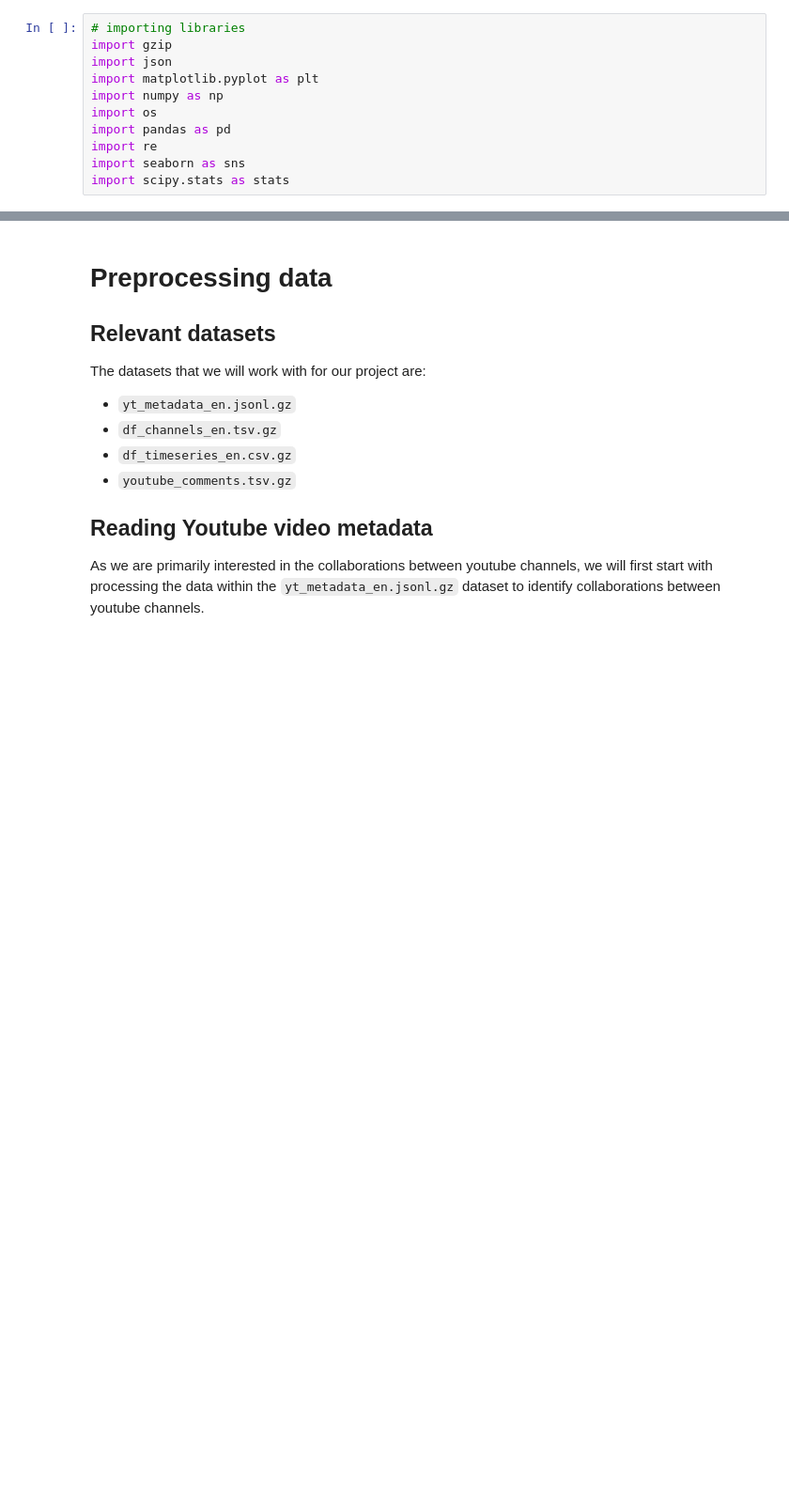
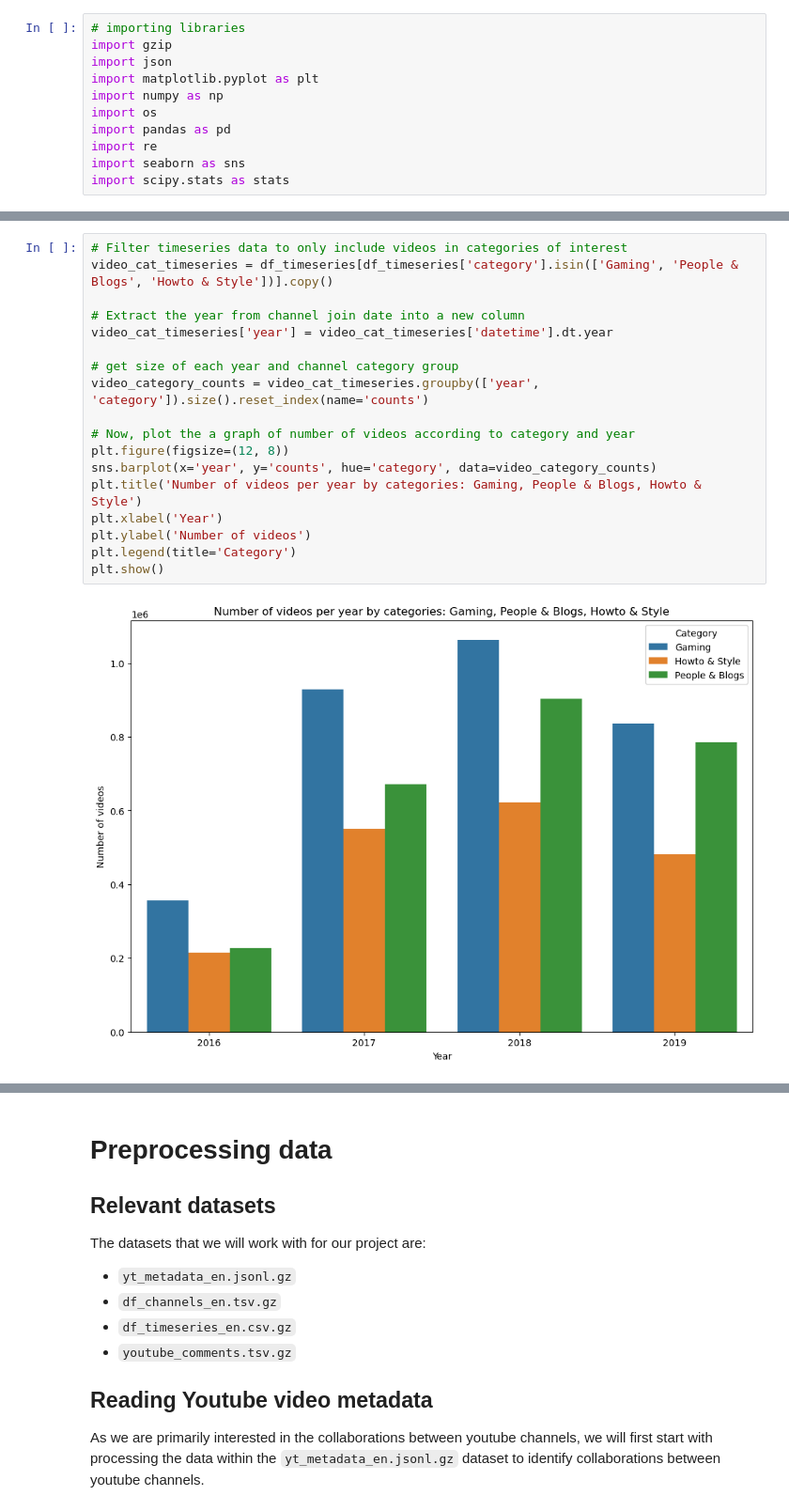
Before and after one commit to epfl-ada/ada-2023-project-adacadabra, a Jupyter notebook: Milestone 2.ipynb, the cells around one changed output, grey strips where cells are left out. Shown at 94% size. Cells and saved outputs as stored; diff of their text form; blank space fills up the shorter version.

```diff
--- a/Milestone 2.ipynb
+++ b/Milestone 2.ipynb
@@ -11,0 +133,20 @@ import scipy.stats as stats
+# %%
+# Filter timeseries data to only include videos in categories of interest
+video_cat_timeseries = df_timeseries[df_timeseries['category'].isin(['Gaming', 'People & Blogs', 'Howto & Style'])].copy()
+
+# Extract the year from channel join date into a new column
+video_cat_timeseries['year'] = video_cat_timeseries['datetime'].dt.year
+
+# get size of each year and channel category group
+video_category_counts = video_cat_timeseries.groupby(['year', 'category']).size().reset_index(name='counts')
+
+# Now, plot the a graph of number of videos according to category and year
+plt.figure(figsize=(12, 8))
+sns.barplot(x='year', y='counts', hue='category', data=video_category_counts)
+plt.title('Number of videos per year by categories: Gaming, People & Blogs, Howto & Style')
+plt.xlabel('Year')
+plt.ylabel('Number of videos')
+plt.legend(title='Category')
+plt.show()
+# %% [output]
+[figure, added]
```
Also changed, not shown: parts of 13 cells of this notebook.
